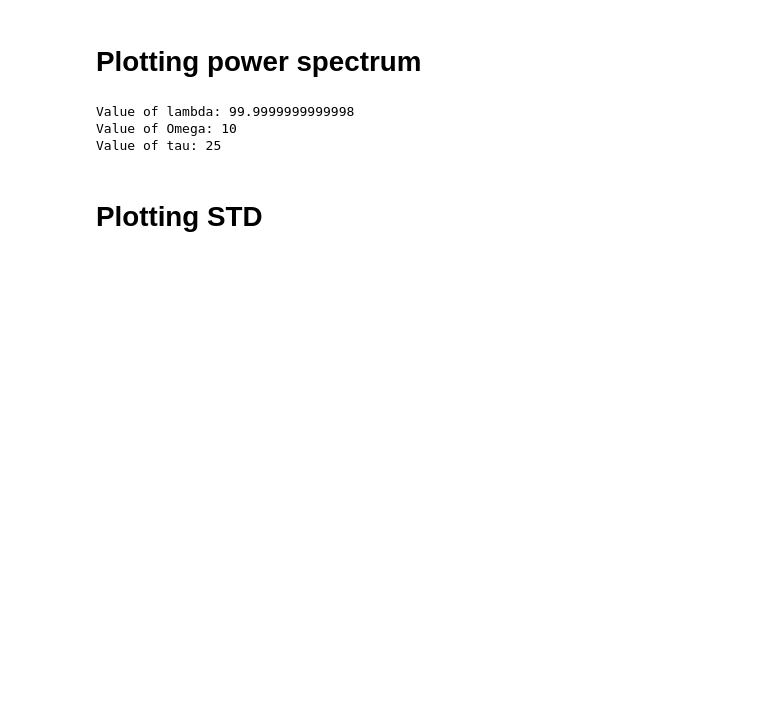
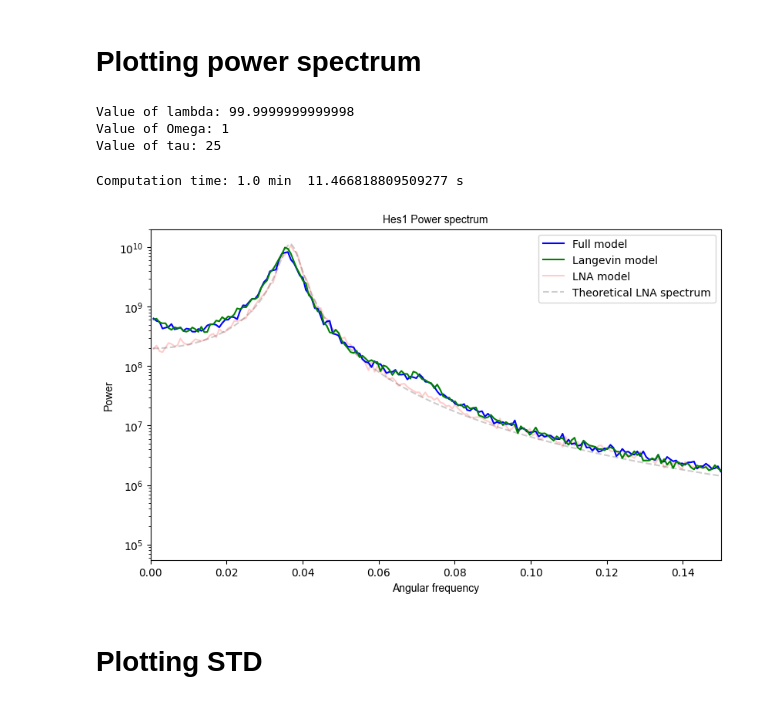
Before and after one commit to Lord-Fufu/MSc-Dissertation-2022---St-Andrews, a Jupyter notebook: plotsForPaper-mean-std-powerSpectra.ipynb, the cells around one changed output. Saved outputs shown, nothing was run; the diff lists cells and outputs as text; code cells hidden in the pictures; blank space fills up the shorter version.

```diff
--- a/plotsForPaper-mean-std-powerSpectra.ipynb
+++ b/plotsForPaper-mean-std-powerSpectra.ipynb
@@ -95,7 +95,7 @@ font = {
 n_iter=100
 # %%
 i=20
-j=1
+j=0
 k=0
 
 valueOfLambda = val_lambda[i]
@@ -111,7 +111,7 @@ print("Value of Omega:", valueOfOmega)
 print("Value of tau:", valueOfTau)
 # %% [output]
 Value of lambda: 99.9999999999998
-Value of Omega: 10
+Value of Omega: 1
 Value of tau: 25
 # %%
 t0 = time.time()
@@ -147,6 +147,8 @@ mean_Pm=output["mean Pm"]
 power_spectrum_Mm=output["power spectrum Mm"]
 
 power_spectrum_Pm=output["power spectrum Pm"]
+# %% [output]
+Computation time: 1.0 min  11.466818809509277 s
 # %%
 output=general.simulate_langevin_all(n_iter=n_iter,alpha_m=alpha_m,alpha_p=alpha_p,mu_m=mu_m,mu_p=mu_p,
                                                                 h=h,
@@ -213,35 +215,37 @@ ax1 = plt.gca()
 ax1.set_title('Hes1 Power spectrum',fontdict=font)
 ax1.set_xlabel('Angular frequency',fontdict=font)
 ax1.set_ylabel('Power',fontdict=font)
 
 
 
 freq_th,Sm,Sp=utils.lna_power_spectrum(alpha_m=alpha_m, alpha_p=alpha_p, mu_m=mu_m, mu_p=mu_p,
                                                 h=h,
                                                 P_0=P_0,
                                                 lambda_s=valueOfLambda,
                                                 tau=valueOfTau,
                                                 Omega=valueOfOmega,
                                                 T=T,
                                                 delta_t=sampling_timestep)
 
 
 linelna,=ax1.plot(freq_ref[1:], power_spectrum_Plna[1:], color = 'red', alpha = 0.2)
 linet,=ax1.plot(freq_th[1:], Sp[1:], '--', color = 'black', alpha = 0.2)
-linem,=ax1.plot(freq_ref[1:], power_spectrum_Pm[1:], color = 'blue')
+linem,=ax1.plot(freq_ref[1:], power_spectrum_Pm[1:400], color = 'blue')
 linel,=ax1.plot(freq_ref[1:], power_spectrum_Pl[1:], color = 'green')
 
 ax1.tick_params(axis ='y')
 ax1.set_yscale('log')
 ax1.legend([linem, linel, linelna, linet], ['Full model', 'Langevin model', 'LNA model', 'Theoretical LNA spectrum'])
 
 ax1.set_xlim(0, 0.15)
-ax1.set_ylim(10**(-2), 10**4)
+#ax1.set_ylim(10**(-2), 10**4)
 
 
 plt.savefig(read_directory +'\\plots\\powerSpectrum-lambda'+str(val_lambda[i])[0:4]+'-Omega'+ str(val_Omega[j])
                                                                               +'-tau'  + str(val_tau[k])  +'.pdf')
 plt.show()
+# %% [output]
+[figure, added]
 # %% [markdown]
 # Plotting STD
 # %%
```
Also changed, not shown: parts of 1 cell of this notebook, 3 other files.
